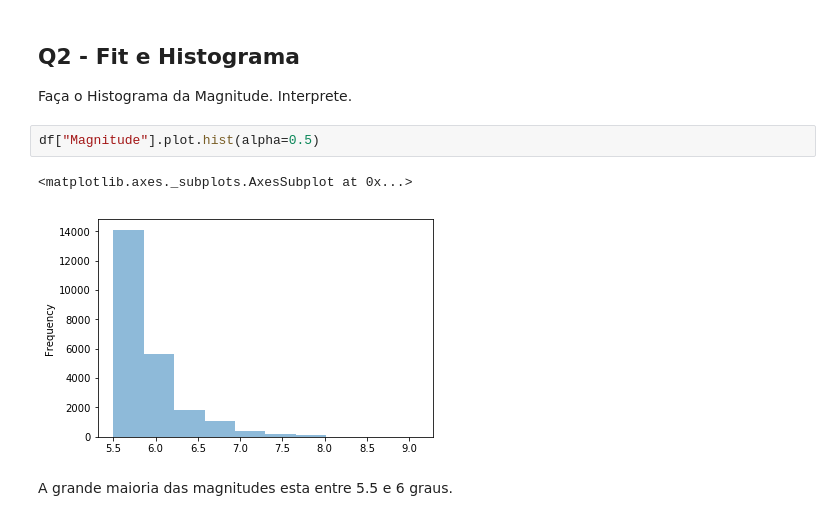
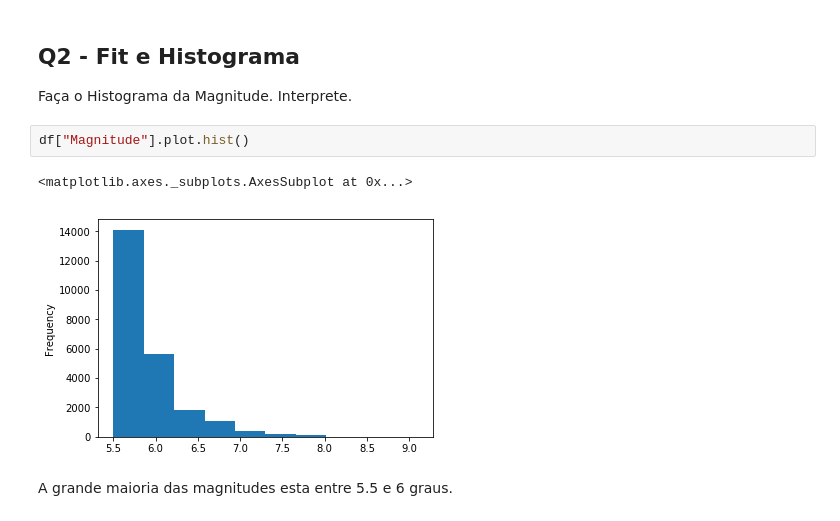
Before and after one commit to guipleite/CD-Insper, a Jupyter notebook: APS5_alunos.ipynb, the cells around one changed output. Cells and saved outputs as stored; diff of their text form.

```diff
--- a/APS5_alunos.ipynb
+++ b/APS5_alunos.ipynb
@@ -57,10 +57,10 @@ for linha in range(len(df)):
 
 Faça o Histograma da Magnitude. Interprete.
 # %%
-df["Magnitude"].plot.hist(alpha=0.5)
+df["Magnitude"].plot.hist()
 # %% [output]
 <matplotlib.axes._subplots.AxesSubplot at 0x...>
-[figure, old version]
+[figure, new version]
 # %% [markdown]
 A grande maioria das magnitudes esta entre 5.5 e 6 graus.
 # %% [markdown]
```
Also changed, not shown: parts of 4 cells of this notebook.
